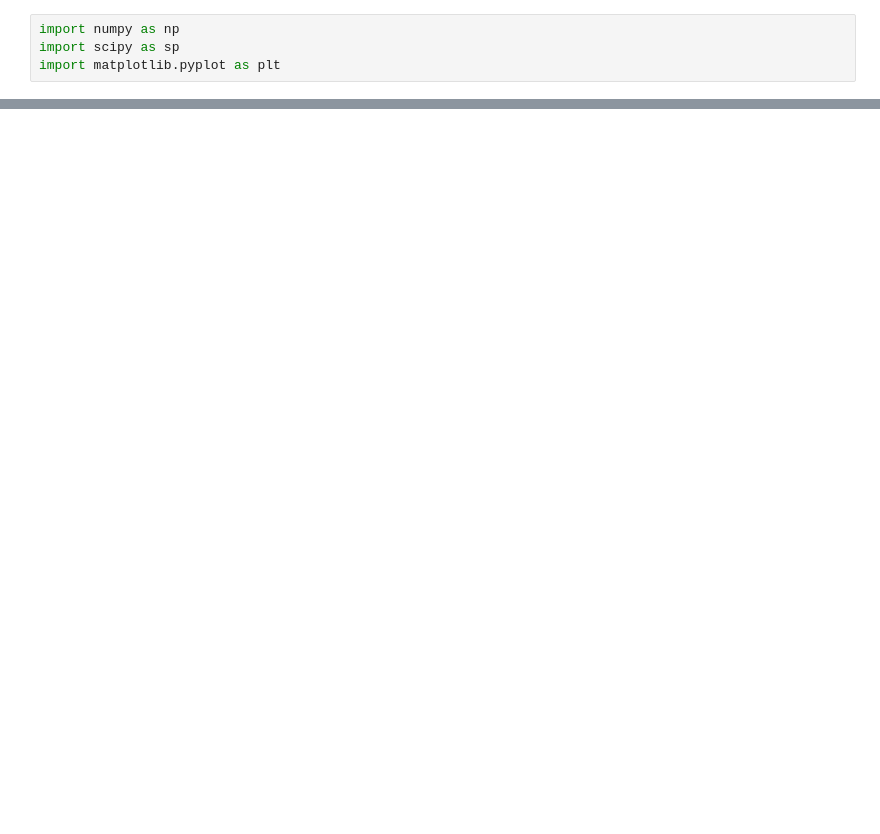
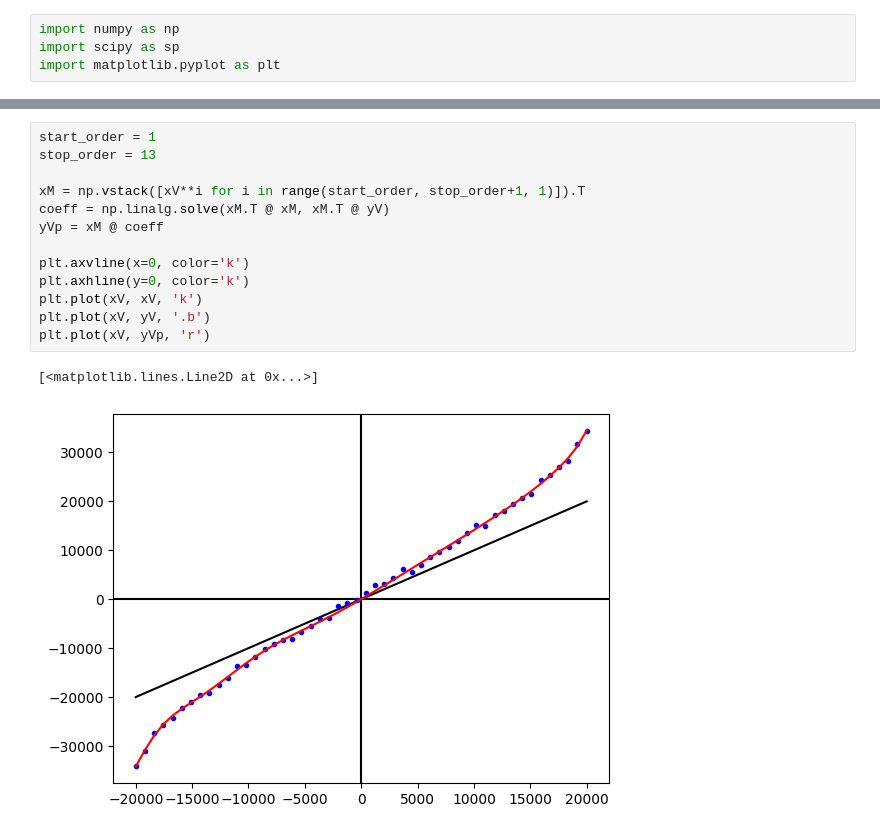
Before and after one commit to stefanschell/playground, a Jupyter notebook: playground.ipynb, the cells around one changed output, grey strips where cells are left out. Saved outputs shown, nothing was run; the diff lists cells and outputs as text; blank space fills up the shorter version.

```diff
--- a/playground.ipynb
+++ b/playground.ipynb
@@ -31,0 +46,16 @@ plt.plot(xV, f(xV), 'r')
+# %%
+start_order = 1
+stop_order = 13
+
+xM = np.vstack([xV**i for i in range(start_order, stop_order+1, 1)]).T
+coeff = np.linalg.solve(xM.T @ xM, xM.T @ yV)
+yVp = xM @ coeff
+
+plt.axvline(x=0, color='k')
+plt.axhline(y=0, color='k')
+plt.plot(xV, xV, 'k')
+plt.plot(xV, yV, '.b')
+plt.plot(xV, yVp, 'r')
+# %% [output]
+[<matplotlib.lines.Line2D at 0x...>]
+[figure, added]
```
Also changed, not shown: parts of 3 cells of this notebook.
